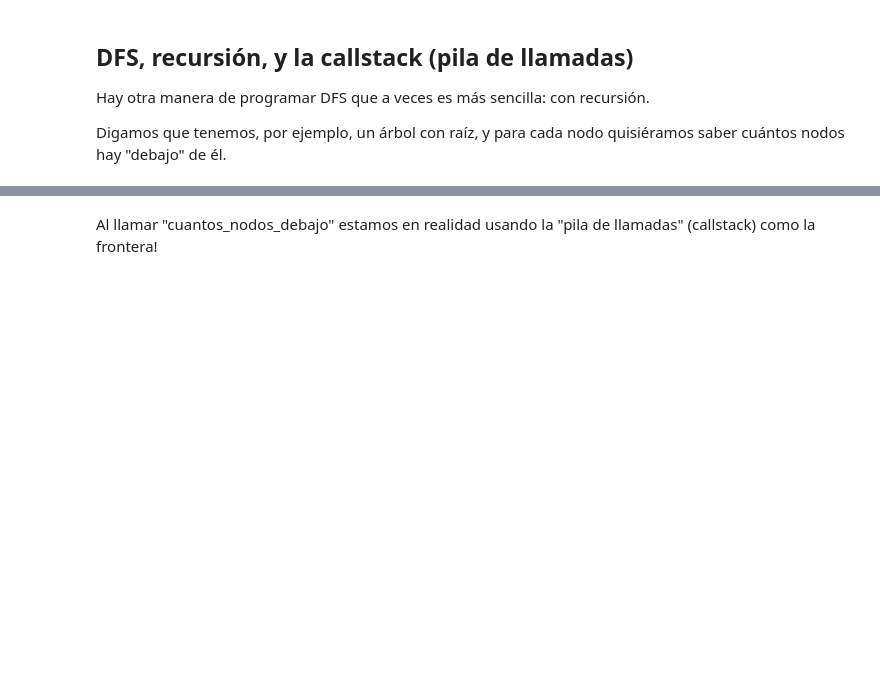
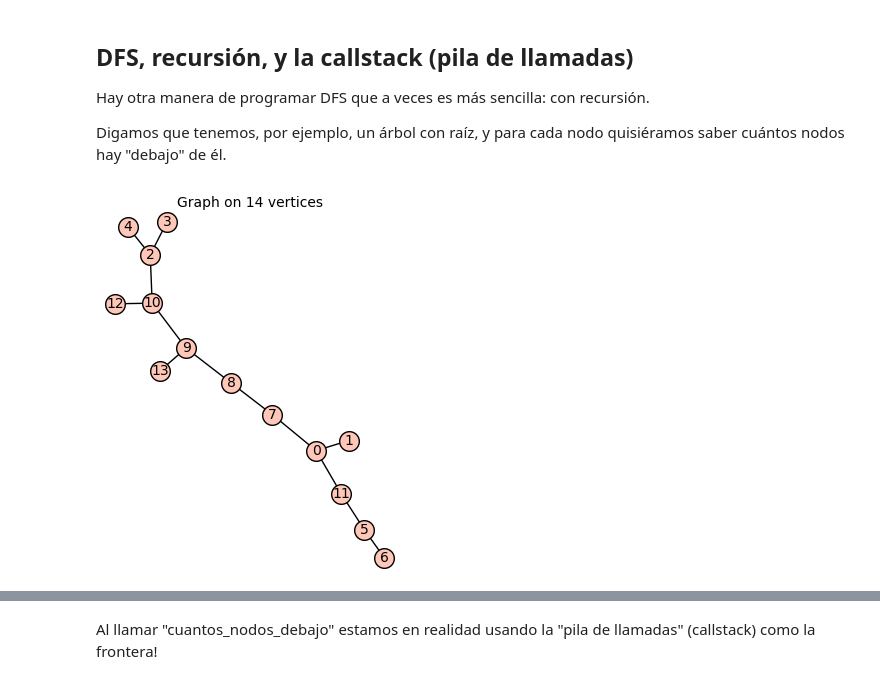
Before and after one commit to mraggi/ProgramacionParaMatematicos, a Jupyter notebook: 09.Busqueda.ipynb, the cells around one changed output, grey strips where cells are left out. Saved outputs shown, nothing was run; the diff lists cells and outputs as text; code cells hidden in the pictures; blank space fills up the shorter version.

```diff
--- a/09.Busqueda.ipynb
+++ b/09.Busqueda.ipynb
@@ -195,6 +229,10 @@ imprimir_camino(M,camino)
 Hay otra manera de programar DFS que a veces es más sencilla: con recursión.
 
 Digamos que tenemos, por ejemplo, un árbol con raíz, y para cada nodo quisiéramos saber cuántos nodos hay "debajo" de él.
+# %%
+graphs.RandomTree(14)
+# %% [output]
+[figure, added]
 # %%
 def crear_arbol_aleatorio(n):
     hijos = [[] for i in range(n)]
```
Also changed, not shown: parts of 34 cells of this notebook.
